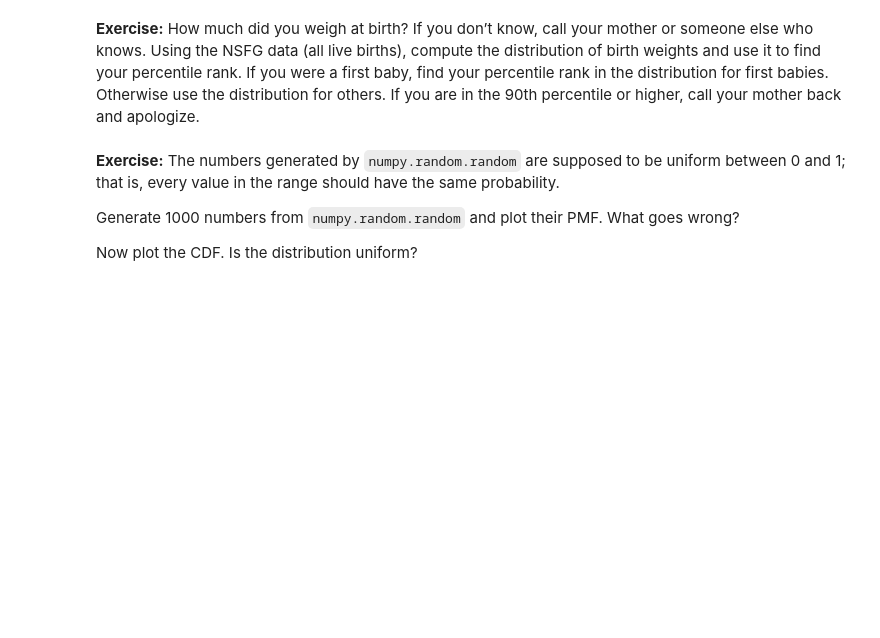
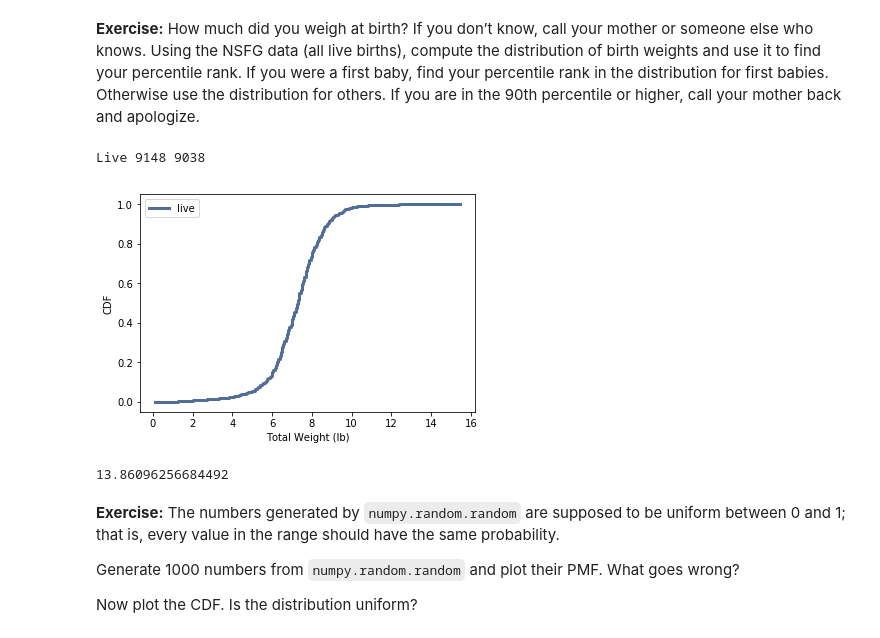
Before and after one commit to swv293/ThinkStats2, a Jupyter notebook: code/chap04ex.ipynb, the cells around one changed output. Saved outputs shown, nothing was run; the diff lists cells and outputs as text; code cells hidden in the pictures; blank space fills up the shorter version.

Commit message:
solution for chapter 4

```diff
--- a/code/chap04ex.ipynb
+++ b/code/chap04ex.ipynb
@@ -213,3 +218,27 @@ This confirms that the random sample has the same distribution as the original d
+# %%
+# Solution goes here
+live_wgt = live.totalwgt_lb
+live_wgt_dropna = live_wgt.dropna()
+print('Live', len(live_wgt), len(live_wgt_dropna))
+
+live_pmf = thinkstats2.Pmf(first_wgt_dropna, label='live')
+live_cdf = thinkstats2.Cdf(first_wgt_dropna, label='live')
+# %% [output]
+Live 9148 9038
+# %%
+# Solution goes here
+thinkplot.Cdf(live_cdf)
+thinkplot.Config(xlabel='Total Weight (lb)', ylabel='CDF', loc='upper left')
+# %% [output]
+[figure, added]
+# %%
+live_cdf.PercentileRank(6)
+
+first_cdf.PercentileRank(6)
+
+other_cdf.PercentileRank(6)
+# %% [output]
+13.86096256684492
 # %% [markdown]
 **Exercise:** The numbers generated by `numpy.random.random` are supposed to be uniform between 0 and 1; that is, every value in the range should have the same probability.
 
```
Also changed, not shown: parts of 21 cells of this notebook, 2 other files.
